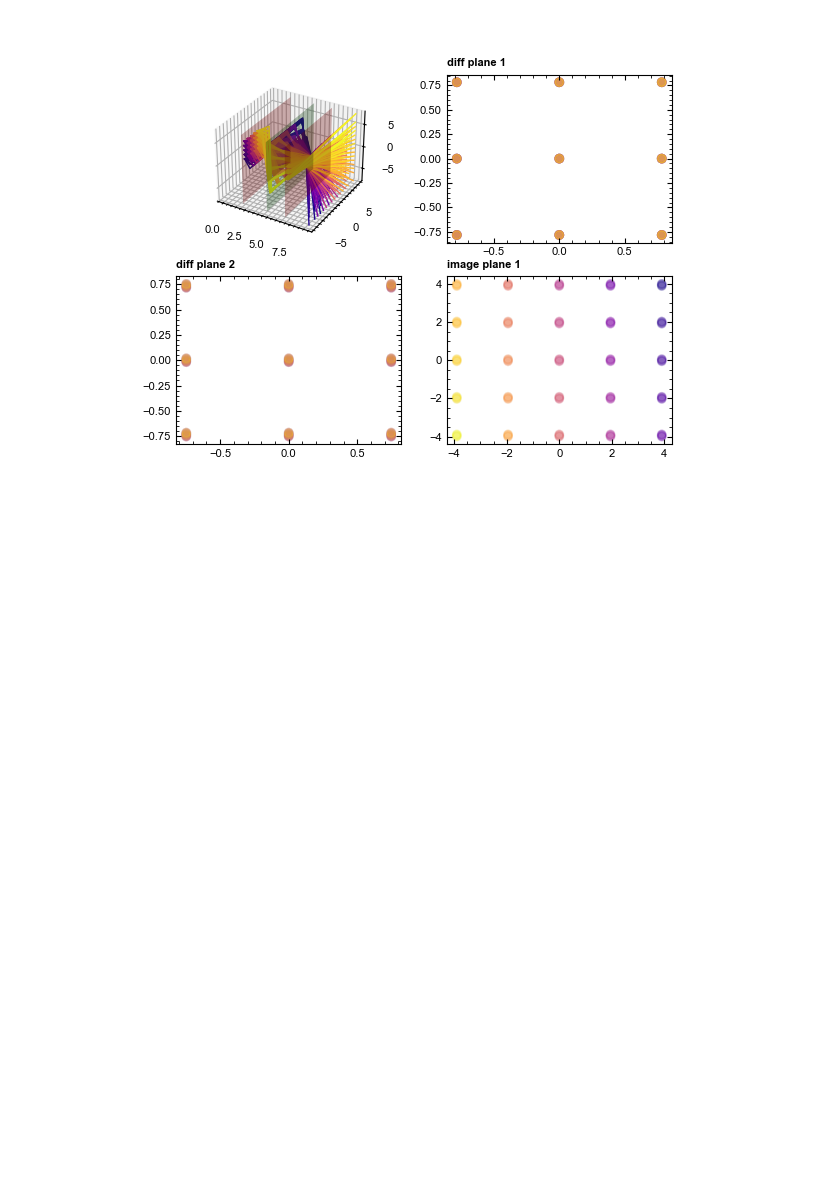
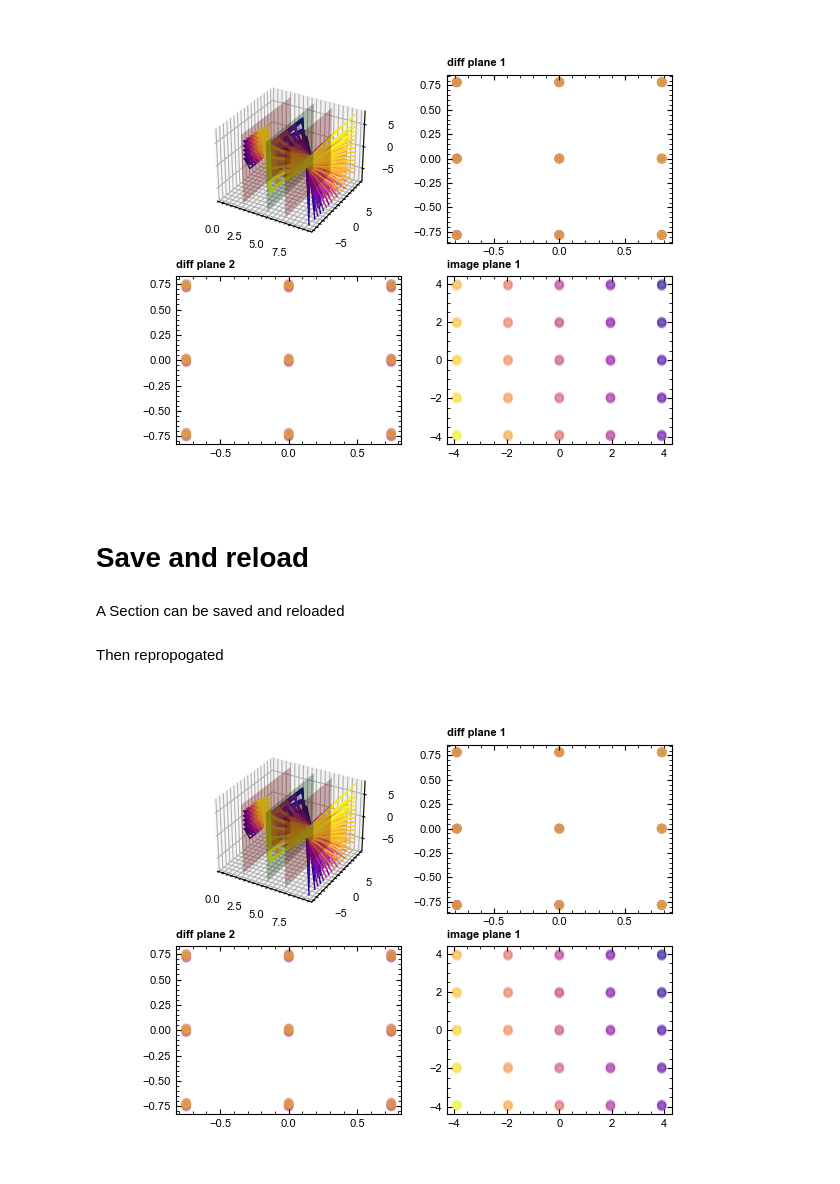
Before and after one commit to sea-ecosystem/rayTEM, a Jupyter notebook: examples/01_basicRays.ipynb, the cells around one changed output. Cells and saved outputs as stored; diff of their text form; code cells hidden in the pictures; blank space fills up the shorter version.

```diff
--- a/examples/01_basicRays.ipynb
+++ b/examples/01_basicRays.ipynb
@@ -43,14 +18,13 @@ array([[-0.002, -1.   , -0.002, -1.   ,  0.   ,  1.   ,  0.   ],
 # %%
 # Construct our microscope section: drifts and lenses
 elements=[
-    s,
     Drift(length=1),
-	Lens(strength=3.5,length=.1), Drift(length=1),
-    Quadrapole(strength=.5,length=.1), Drift(length=1.9),
+	Lens(name='PL1', strength=3.5,length=.1), Drift(length=1),
+    Quadrapole(name='PSa', strength=.5,length=.1), Drift(length=1.9),
 	Lens(strength=3,length=.1), Drift(length=1),
-    Quadrapole(strength=-.2,length=.1), Drift(length=3.9)
+    Quadrapole(name='PSb', strength=-.2,length=.1), Drift(length=3.9)
     ]
 
 section=MicroscopeSection(elements=elements)
-section
+section.show_tree()
 # %% [output]
@@ -117,0 +66,8 @@ r0.shape
+# %%
+section.insert(
+    index=0,
+    element=Source(name='OL Source',
+                   size=(2,2), np_xy=(5,5),
+                   angle=(1,1), na_xy=(3,3))
+    )
+section.show_tree()
@@ -126,0 +99,4 @@ plot3D(r1)
+# %% [markdown]
+# Save and reload
+# %% [markdown]
+A Section can be saved and reloaded
@@ -126,0 +108,7 @@ plot3D(r1)
+# %% [markdown]
+Then repropogated
+# %%
+r1 = section.propagate_ray()
+plot3D(r1)
+# %% [output]
+[figure, added]
```
Also changed, not shown: parts of 12 cells of this notebook, 2 other files.
